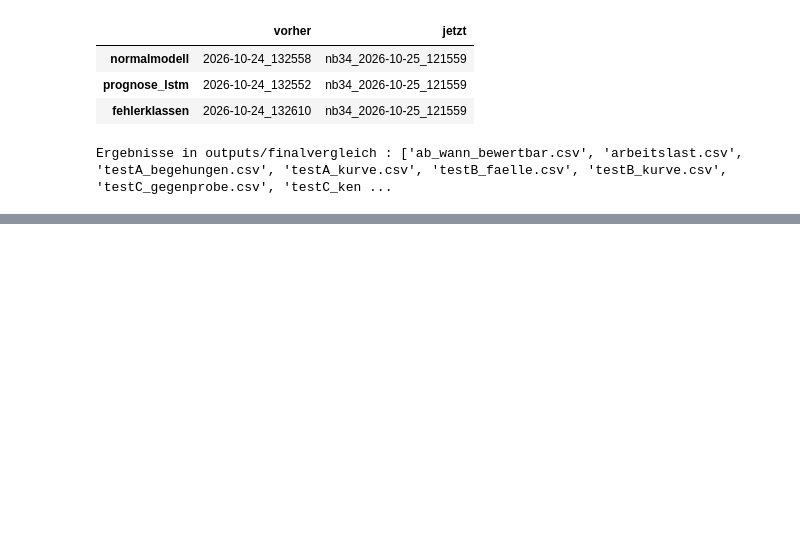
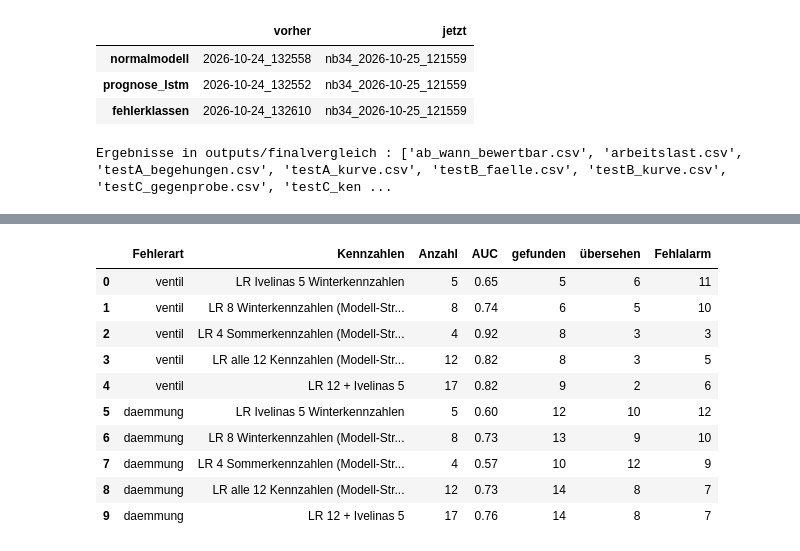
Before and after one commit to ivelinayna/projektseminar, a Jupyter notebook: notebooks/34_modellvergleich_und_umsetzung_nach_aufgabenstellung.ipynb, the cells around one changed output, grey strips where cells are left out. Saved outputs shown, nothing was run; the diff lists cells and outputs as text; code cells hidden in the pictures; blank space fills up the shorter version.

```diff
--- a/notebooks/34_modellvergleich_und_umsetzung_nach_aufgabenstellung.ipynb
+++ b/notebooks/34_modellvergleich_und_umsetzung_nach_aufgabenstellung.ipynb
@@ -1899,0 +1965,25 @@ Ergebnisse in outputs/finalvergleich : ['ab_wann_bewertbar.csv', 'arbeitslast.cs
+# %%
+netz15 = fv.netzvergleich(e["serien"], e["termine"], e["anschluss"], e["bhkw"])
+iv15 = fv.ivelina_kennzahlen(netz15, "23/24").add_prefix("iv_")
+sommer15 = ["sommer_nachtfluss_lph", "sommer_durchlauf_anteil", "sommer_nacht_spreizung_k", "sommerlast_anteil"]
+winter15 = [k for k in fv.KENNZAHLEN if k not in sommer15]
+X15 = kz15[fv.KENNZAHLEN].join(iv15)
+saetze15 = {"LR Ivelinas 5 Winterkennzahlen": list(iv15.columns),
+            "LR 8 Winterkennzahlen (Modell-Strang)": winter15,
+            "LR 4 Sommerkennzahlen (Modell-Strang)": sommer15,
+            "LR alle 12 Kennzahlen (Modell-Strang)": list(fv.KENNZAHLEN),
+            "LR 12 + Ivelinas 5": list(fv.KENNZAHLEN) + list(iv15.columns)}
+ms = fv.merkmalssaetze_vergleich(X15, oof15, e["gruppen"], saetze15, ["ventil", "daemmung"])
+ms[["Fehlerart", "Kennzahlen", "Anzahl", "AUC", "gefunden", "übersehen", "Fehlalarm"]].round(2)
+# %% [output]
+|  | Fehlerart | Kennzahlen | Anzahl | AUC | gefunden | übersehen | Fehlalarm |
+| 0 | ventil | LR Ivelinas 5 Winterkennzahlen | 5 | 0.65 | 5 | 6 | 11 |
+| 1 | ventil | LR 8 Winterkennzahlen (Modell-Str... | 8 | 0.74 | 6 | 5 | 10 |
+| 2 | ventil | LR 4 Sommerkennzahlen (Modell-Str... | 4 | 0.92 | 8 | 3 | 3 |
+| 3 | ventil | LR alle 12 Kennzahlen (Modell-Str... | 12 | 0.82 | 8 | 3 | 5 |
+| 4 | ventil | LR 12 + Ivelinas 5 | 17 | 0.82 | 9 | 2 | 6 |
+| 5 | daemmung | LR Ivelinas 5 Winterkennzahlen | 5 | 0.60 | 12 | 10 | 12 |
+| 6 | daemmung | LR 8 Winterkennzahlen (Modell-Str... | 8 | 0.73 | 13 | 9 | 10 |
+| 7 | daemmung | LR 4 Sommerkennzahlen (Modell-Str... | 4 | 0.57 | 10 | 12 | 9 |
+| 8 | daemmung | LR alle 12 Kennzahlen (Modell-Str... | 12 | 0.73 | 14 | 8 | 7 |
+| 9 | daemmung | LR 12 + Ivelinas 5 | 17 | 0.76 | 14 | 8 | 7 |
```
Also changed, not shown: parts of 13 cells of this notebook, 3 other files.
